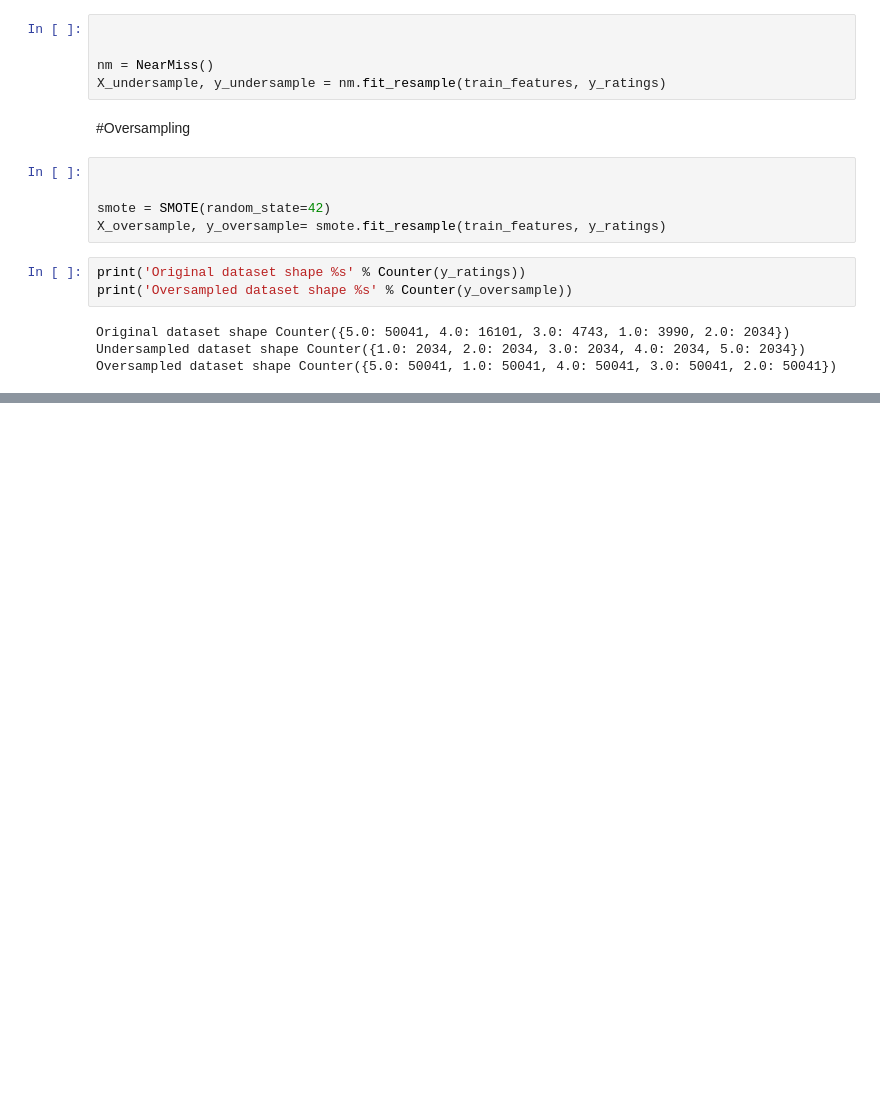
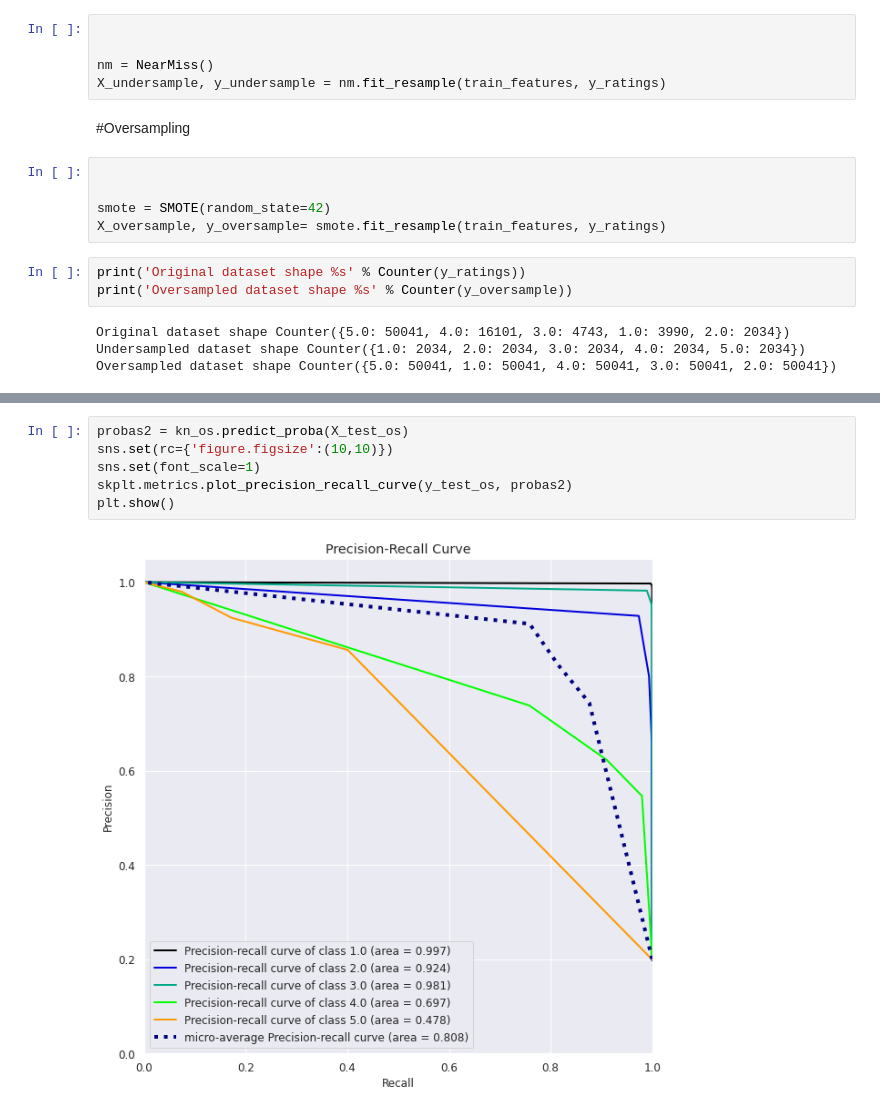
Before and after one commit to pranjaliseth/CMPE-257-Project, a Jupyter notebook: Project_dir/code/app/05_KNN_Pavan_Satyam.ipynb, the cells around one changed output, grey strips where cells are left out. Saved outputs shown, nothing was run; the diff lists cells and outputs as text; blank space fills up the shorter version.

```diff
--- a/Project_dir/code/app/05_KNN_Pavan_Satyam.ipynb
+++ b/Project_dir/code/app/05_KNN_Pavan_Satyam.ipynb
@@ -394,0 +470,8 @@ Oversampled dataset shape Counter({5.0: 50041, 1.0: 50041, 4.0: 50041, 3.0: 5004
+# %%
+probas2 = kn_os.predict_proba(X_test_os)
+sns.set(rc={'figure.figsize':(10,10)})
+sns.set(font_scale=1)
+skplt.metrics.plot_precision_recall_curve(y_test_os, probas2)
+plt.show()
+# %% [output]
+[figure, added]
```
Also changed, not shown: parts of 9 cells of this notebook.
